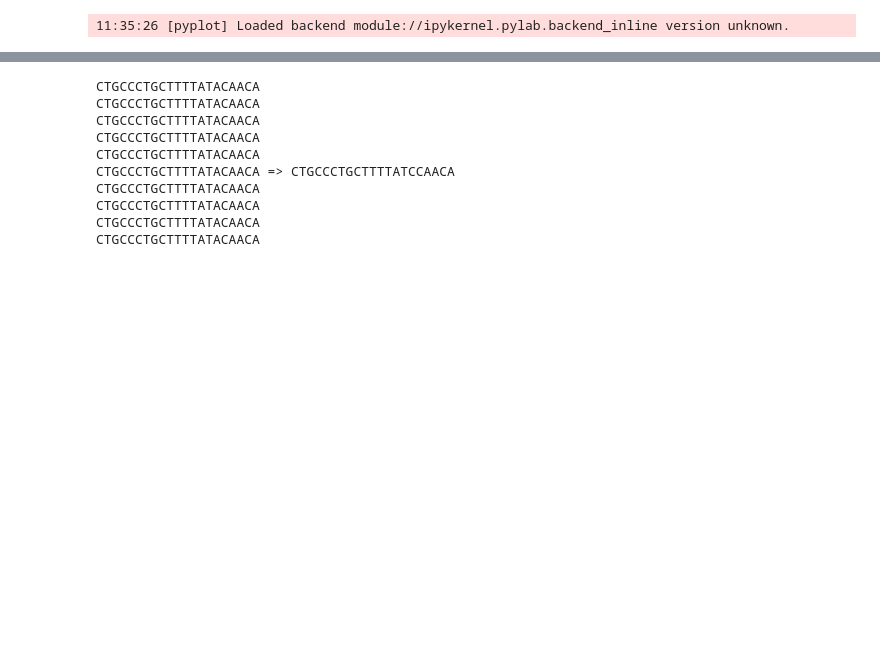
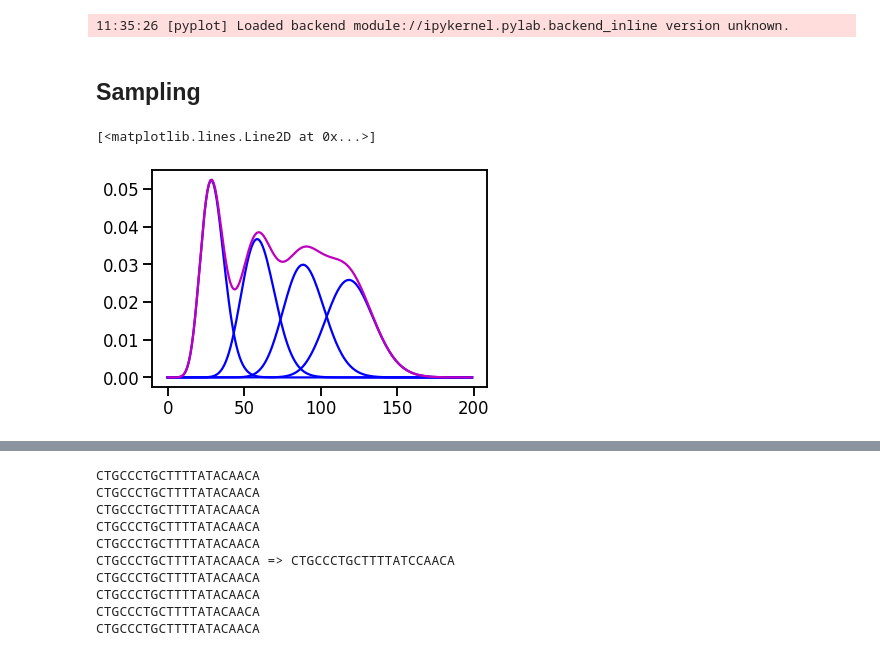
Before and after one commit to tanghaibao/bio-pipeline, a Jupyter notebook: notebooks/kmer/Assembly-kmer-estimates.ipynb, the cells around one changed output, grey strips where cells are left out. Cells and saved outputs as stored; diff of their text form; code cells hidden in the pictures; blank space fills up the shorter version.

```diff
--- a/notebooks/kmer/Assembly-kmer-estimates.ipynb
+++ b/notebooks/kmer/Assembly-kmer-estimates.ipynb
@@ -31,3 +31,5 @@ import logging
 logging.getLogger("matplotlib").setLevel(logging.WARNING)
 # %% [output]
 11:35:26 [pyplot] Loaded backend module://ipykernel.pylab.backend_inline version unknown.
+# %% [markdown]
+## Sampling
@@ -33,0 +39,21 @@ logging.getLogger("matplotlib").setLevel(logging.WARNING)
+# %%
+def nbinom_pmf(x, lambda_, rho):
+    sigma = rho * lambda_
+    n = lambda_ ** 2 / (sigma - lambda_)
+    p = lambda_ / sigma
+    return nbinom.pmf(x, n, p)
+
+def plot_negative_binomial(x, lambda_, rho=1.2, color='b'):
+    y = nbinom.pmf(x, lambda_, rho)
+    plt.plot(x, y, '-', color=color)
+    return y
+# %%
+# Start multiple series at 30, 60, 90, 120
+x = np.arange(200)
+stacked_y = np.zeros(len(x))
+for lambda_ in (30, 60, 90, 120):
+    stacked_y += plot_negative_binomial(x, lambda_, rho=2, color='b')
+plt.plot(x, stacked_y, "-", color='m')
+# %% [output]
+[<matplotlib.lines.Line2D at 0x...>]
+[figure, added]
```
Also changed, not shown: parts of 15 cells of this notebook.
